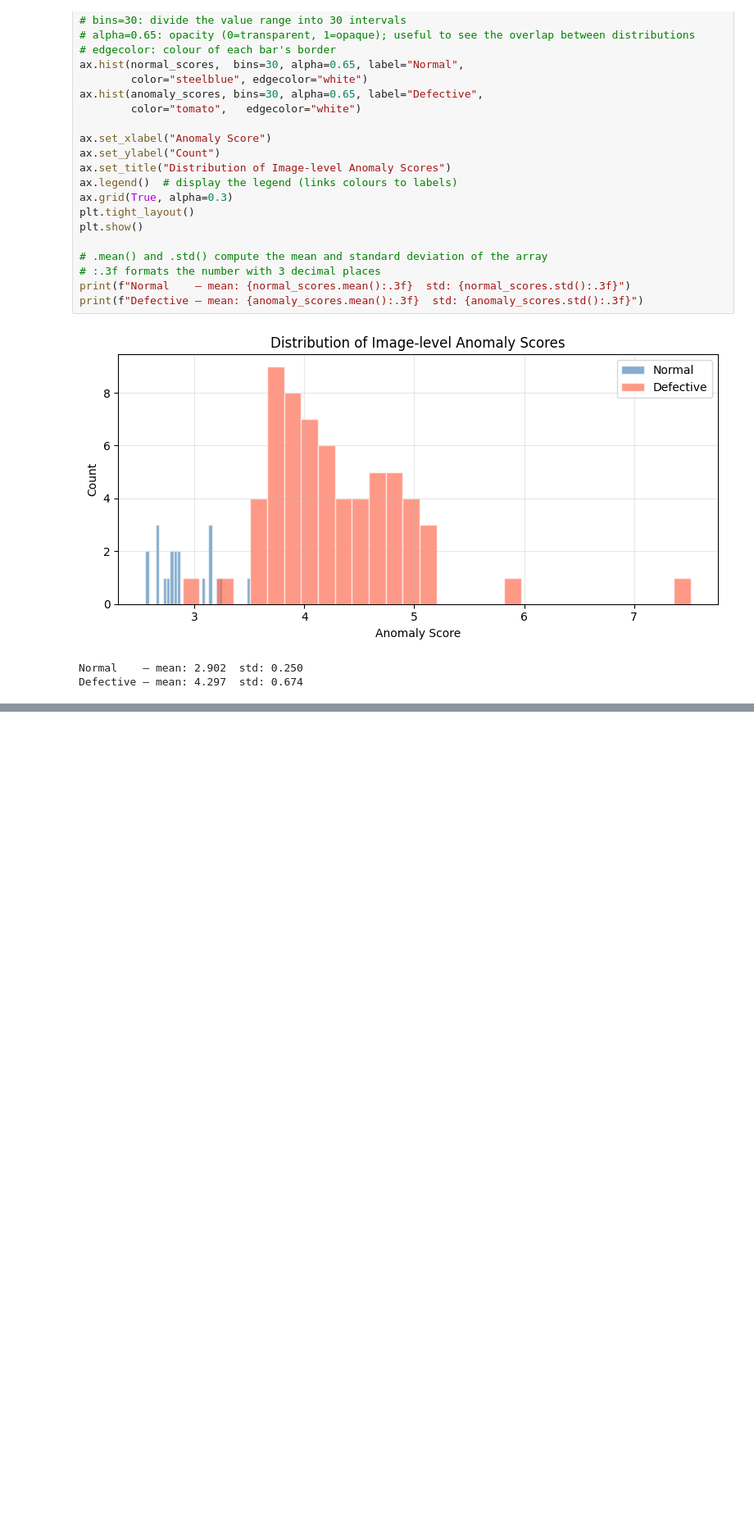
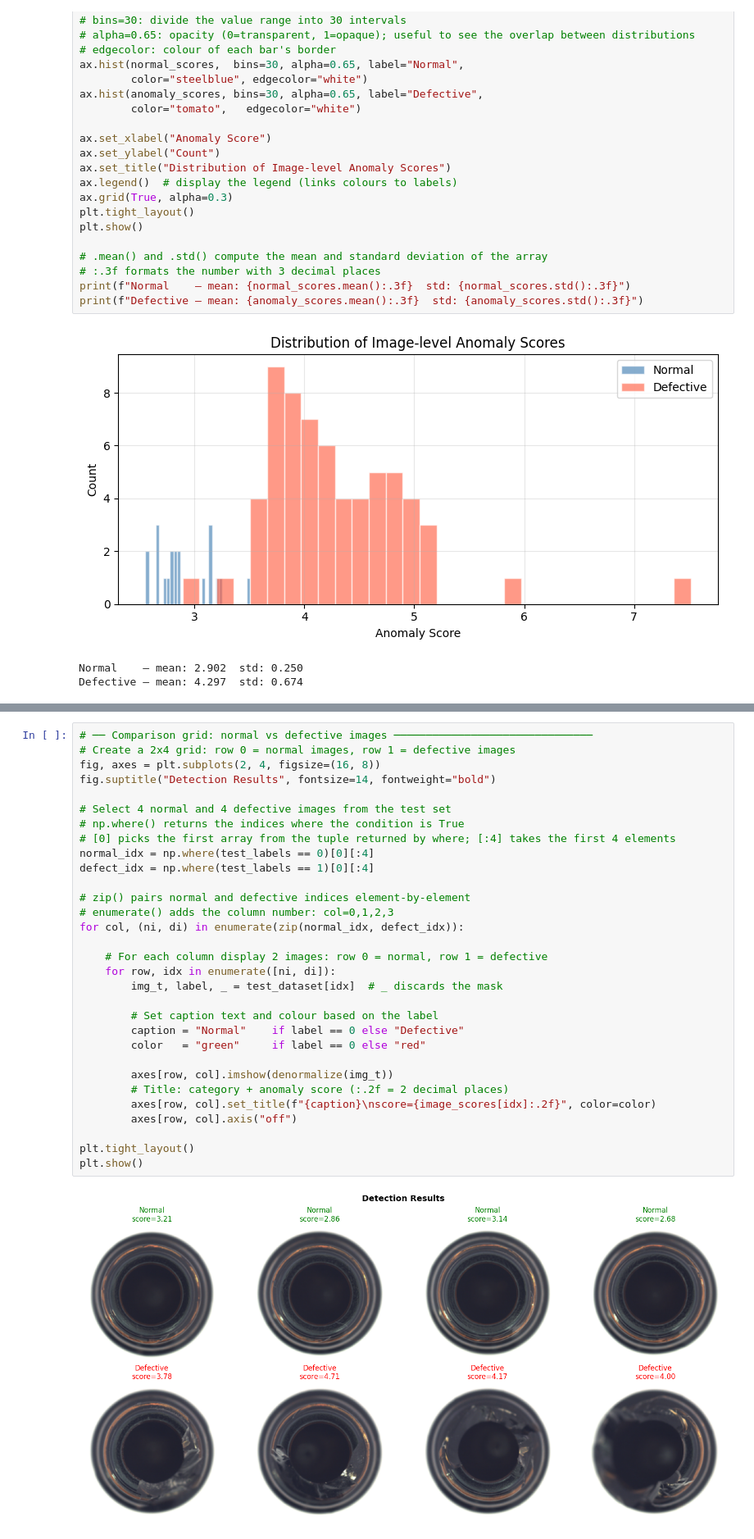
Before and after one commit to DianaHus/anomaly-detection-mvtec, a Jupyter notebook: notebook.ipynb, the cells around one changed output, grey strips where cells are left out. Shown at 82% size. Saved outputs shown, nothing was run; the diff lists cells and outputs as text; blank space fills up the shorter version.

```diff
--- a/notebook.ipynb
+++ b/notebook.ipynb
@@ -503,0 +723,33 @@ Defective — mean: 4.297  std: 0.674
+# %%
+# ── Comparison grid: normal vs defective images ───────────────────────────────
+# Create a 2x4 grid: row 0 = normal images, row 1 = defective images
+fig, axes = plt.subplots(2, 4, figsize=(16, 8))
+fig.suptitle("Detection Results", fontsize=14, fontweight="bold")
+
+# Select 4 normal and 4 defective images from the test set
+# np.where() returns the indices where the condition is True
+# [0] picks the first array from the tuple returned by where; [:4] takes the first 4 elements
+normal_idx = np.where(test_labels == 0)[0][:4]
+defect_idx = np.where(test_labels == 1)[0][:4]
+
+# zip() pairs normal and defective indices element-by-element
+# enumerate() adds the column number: col=0,1,2,3
+for col, (ni, di) in enumerate(zip(normal_idx, defect_idx)):
+
+    # For each column display 2 images: row 0 = normal, row 1 = defective
+    for row, idx in enumerate([ni, di]):
+        img_t, label, _ = test_dataset[idx]  # _ discards the mask
+
+        # Set caption text and colour based on the label
+        caption = "Normal"    if label == 0 else "Defective"
+        color   = "green"     if label == 0 else "red"
+
+        axes[row, col].imshow(denormalize(img_t))
+        # Title: category + anomaly score (:.2f = 2 decimal places)
+        axes[row, col].set_title(f"{caption}\nscore={image_scores[idx]:.2f}", color=color)
+        axes[row, col].axis("off")
+
+plt.tight_layout()
+plt.show()
+# %% [output]
+[figure, added]
```
Also changed, not shown: parts of 8 cells of this notebook.
